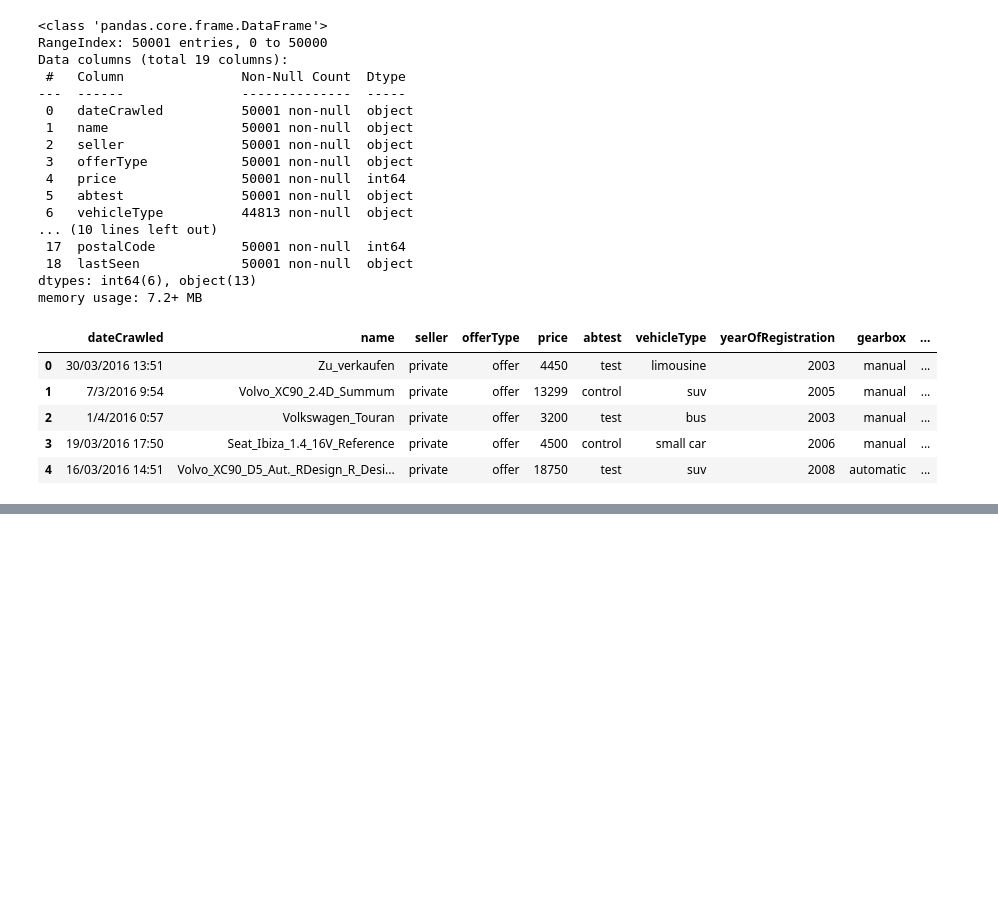
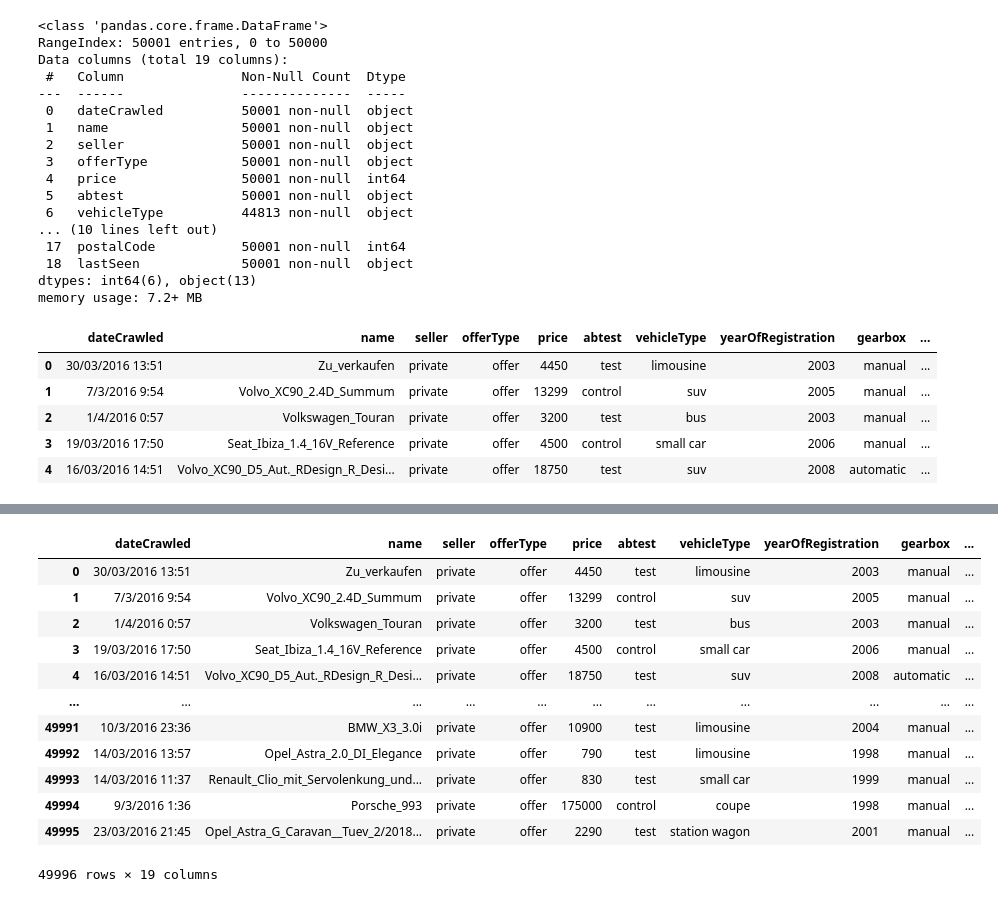
Before and after one commit to himanshubaretha/Data-Science, a Jupyter notebook: Cars.ipynb, the cells around one changed output, grey strips where cells are left out. Saved outputs shown, nothing was run; the diff lists cells and outputs as text; code cells hidden in the pictures; blank space fills up the shorter version.

```diff
--- a/Cars.ipynb
+++ b/Cars.ipynb
@@ -33,0 +48,16 @@ Data.head(5)
+# %%
+Data.head(-5)
+# %% [output]
+|  | dateCrawled | name | seller | offerType | price | abtest | vehicleType | yearOfRegistration | gearbox | ... |
+| 0 | 30/03/2016 13:51 | Zu_verkaufen | private | offer | 4450 | test | limousine | 2003 | manual | ... |
+| 1 | 7/3/2016 9:54 | Volvo_XC90_2.4D_Summum | private | offer | 13299 | control | suv | 2005 | manual | ... |
+| 2 | 1/4/2016 0:57 | Volkswagen_Touran | private | offer | 3200 | test | bus | 2003 | manual | ... |
+| 3 | 19/03/2016 17:50 | Seat_Ibiza_1.4_16V_Reference | private | offer | 4500 | control | small car | 2006 | manual | ... |
+| 4 | 16/03/2016 14:51 | Volvo_XC90_D5_Aut._RDesign_R_Desi... | private | offer | 18750 | test | suv | 2008 | automatic | ... |
+| ... | ... | ... | ... | ... | ... | ... | ... | ... | ... | ... |
+| 49991 | 10/3/2016 23:36 | BMW_X3_3.0i | private | offer | 10900 | test | limousine | 2004 | manual | ... |
+| 49992 | 14/03/2016 13:57 | Opel_Astra_2.0_DI_Elegance | private | offer | 790 | test | limousine | 1998 | manual | ... |
+| 49993 | 14/03/2016 11:37 | Renault_Clio_mit_Servolenkung_und... | private | offer | 830 | test | small car | 1999 | manual | ... |
+| 49994 | 9/3/2016 1:36 | Porsche_993 | private | offer | 175000 | control | coupe | 1998 | manual | ... |
+| 49995 | 23/03/2016 21:45 | Opel_Astra_G_Caravan__Tuev_2/2018... | private | offer | 2290 | test | station wagon | 2001 | manual | ... |
+49996 rows × 19 columns
```
Also changed, not shown: parts of 9 cells of this notebook, 6 other files.
